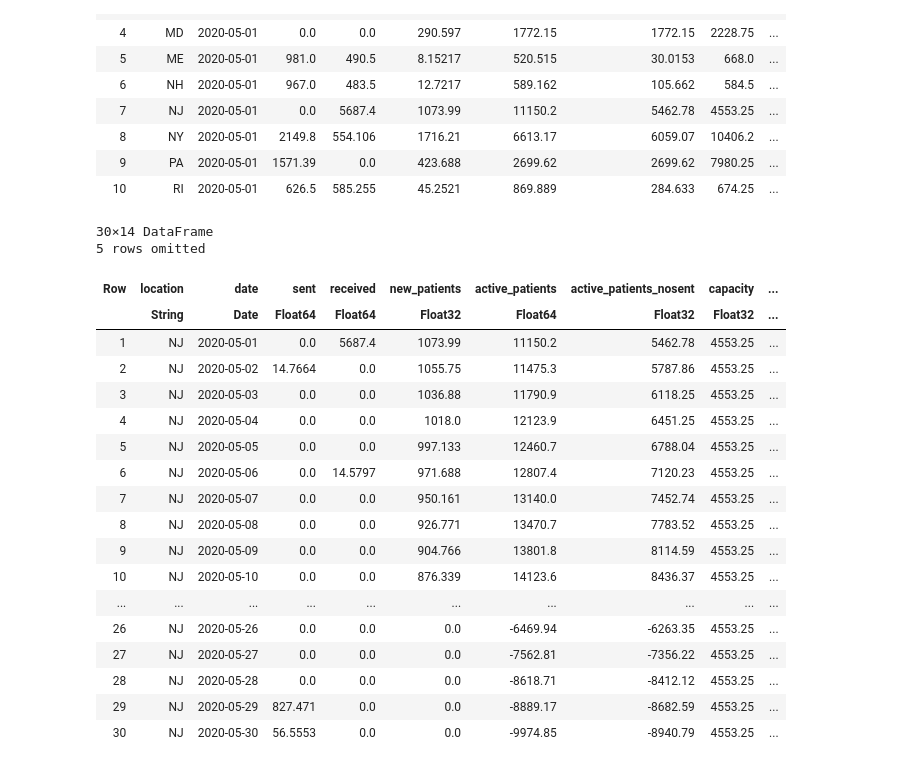
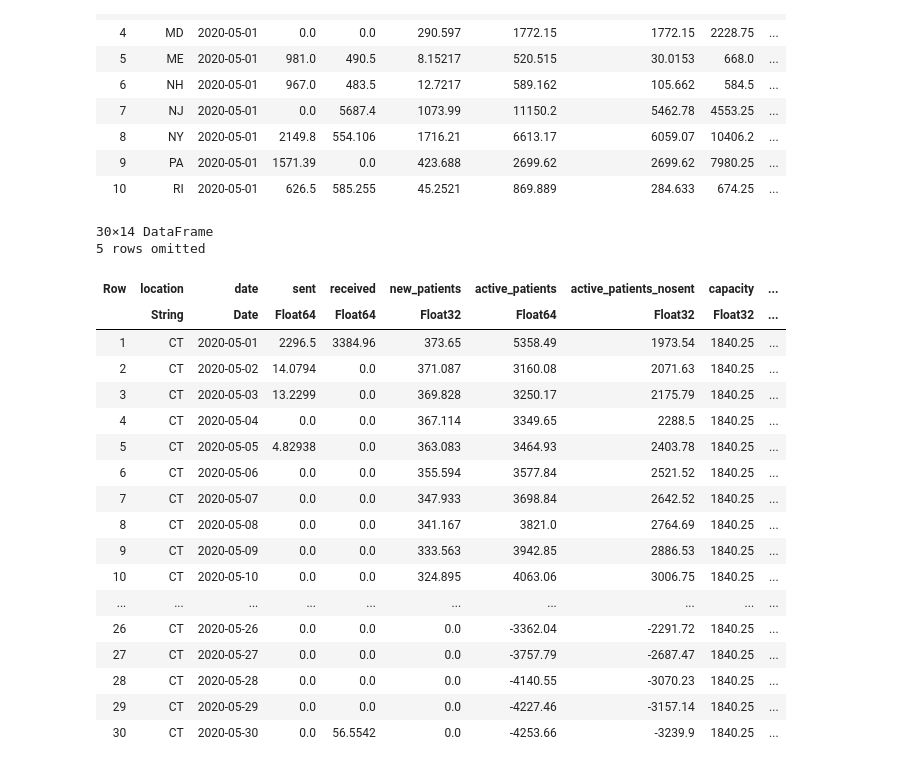
Before and after one commit to Chhheryl/Healthcare-Resources-Optimization-main, a Jupyter notebook: Test Models/patientNurse_allocation_.ipynb, the cells around one changed output. Saved outputs shown, nothing was run; the diff lists cells and outputs as text; code cells hidden in the pictures.

```diff
--- a/Test Models/patientNurse_allocation_.ipynb
+++ b/Test Models/patientNurse_allocation_.ipynb
@@ -183,29 +190,29 @@ First day:
 | 9 | PA | 2020-05-01 | 1571.39 | 0.0 | 423.688 | 2699.62 | 2699.62 | 7980.25 | ... |
 | 10 | RI | 2020-05-01 | 626.5 | 585.255 | 45.2521 | 869.889 | 284.633 | 674.25 | ... |
 # %%
-s = "NJ"
+s = "CT"
 filter(row -> row.location == s, results.complete_table)
 # %% [output]
 30×14 DataFrame
 5 rows omitted
 | Row | location | date | sent | received | new_patients | active_patients | active_patients_nosent | capacity | ... |
 |  | String | Date | Float64 | Float64 | Float32 | Float64 | Float32 | Float32 | ... |
-| 1 | NJ | 2020-05-01 | 0.0 | 5687.4 | 1073.99 | 11150.2 | 5462.78 | 4553.25 | ... |
-| 2 | NJ | 2020-05-02 | 14.7664 | 0.0 | 1055.75 | 11475.3 | 5787.86 | 4553.25 | ... |
-| 3 | NJ | 2020-05-03 | 0.0 | 0.0 | 1036.88 | 11790.9 | 6118.25 | 4553.25 | ... |
-| 4 | NJ | 2020-05-04 | 0.0 | 0.0 | 1018.0 | 12123.9 | 6451.25 | 4553.25 | ... |
-| 5 | NJ | 2020-05-05 | 0.0 | 0.0 | 997.133 | 12460.7 | 6788.04 | 4553.25 | ... |
-| 6 | NJ | 2020-05-06 | 0.0 | 14.5797 | 971.688 | 12807.4 | 7120.23 | 4553.25 | ... |
-| 7 | NJ | 2020-05-07 | 0.0 | 0.0 | 950.161 | 13140.0 | 7452.74 | 4553.25 | ... |
-| 8 | NJ | 2020-05-08 | 0.0 | 0.0 | 926.771 | 13470.7 | 7783.52 | 4553.25 | ... |
-| 9 | NJ | 2020-05-09 | 0.0 | 0.0 | 904.766 | 13801.8 | 8114.59 | 4553.25 | ... |
-| 10 | NJ | 2020-05-10 | 0.0 | 0.0 | 876.339 | 14123.6 | 8436.37 | 4553.25 | ... |
+| 1 | CT | 2020-05-01 | 2296.5 | 3384.96 | 373.65 | 5358.49 | 1973.54 | 1840.25 | ... |
+| 2 | CT | 2020-05-02 | 14.0794 | 0.0 | 371.087 | 3160.08 | 2071.63 | 1840.25 | ... |
+| 3 | CT | 2020-05-03 | 13.2299 | 0.0 | 369.828 | 3250.17 | 2175.79 | 1840.25 | ... |
+| 4 | CT | 2020-05-04 | 0.0 | 0.0 | 367.114 | 3349.65 | 2288.5 | 1840.25 | ... |
+| 5 | CT | 2020-05-05 | 4.82938 | 0.0 | 363.083 | 3464.93 | 2403.78 | 1840.25 | ... |
+| 6 | CT | 2020-05-06 | 0.0 | 0.0 | 355.594 | 3577.84 | 2521.52 | 1840.25 | ... |
+| 7 | CT | 2020-05-07 | 0.0 | 0.0 | 347.933 | 3698.84 | 2642.52 | 1840.25 | ... |
+| 8 | CT | 2020-05-08 | 0.0 | 0.0 | 341.167 | 3821.0 | 2764.69 | 1840.25 | ... |
+| 9 | CT | 2020-05-09 | 0.0 | 0.0 | 333.563 | 3942.85 | 2886.53 | 1840.25 | ... |
+| 10 | CT | 2020-05-10 | 0.0 | 0.0 | 324.895 | 4063.06 | 3006.75 | 1840.25 | ... |
 | ... | ... | ... | ... | ... | ... | ... | ... | ... | ... |
-| 26 | NJ | 2020-05-26 | 0.0 | 0.0 | 0.0 | -6469.94 | -6263.35 | 4553.25 | ... |
-| 27 | NJ | 2020-05-27 | 0.0 | 0.0 | 0.0 | -7562.81 | -7356.22 | 4553.25 | ... |
-| 28 | NJ | 2020-05-28 | 0.0 | 0.0 | 0.0 | -8618.71 | -8412.12 | 4553.25 | ... |
-| 29 | NJ | 2020-05-29 | 827.471 | 0.0 | 0.0 | -8889.17 | -8682.59 | 4553.25 | ... |
-| 30 | NJ | 2020-05-30 | 56.5553 | 0.0 | 0.0 | -9974.85 | -8940.79 | 4553.25 | ... |
+| 26 | CT | 2020-05-26 | 0.0 | 0.0 | 0.0 | -3362.04 | -2291.72 | 1840.25 | ... |
+| 27 | CT | 2020-05-27 | 0.0 | 0.0 | 0.0 | -3757.79 | -2687.47 | 1840.25 | ... |
+| 28 | CT | 2020-05-28 | 0.0 | 0.0 | 0.0 | -4140.55 | -3070.23 | 1840.25 | ... |
+| 29 | CT | 2020-05-29 | 0.0 | 0.0 | 0.0 | -4227.46 | -3157.14 | 1840.25 | ... |
+| 30 | CT | 2020-05-30 | 0.0 | 56.5542 | 0.0 | -4253.66 | -3239.9 | 1840.25 | ... |
 # %%
 results.sent_to
 # %% [output]
```
Also changed, not shown: parts of 10 cells of this notebook.
